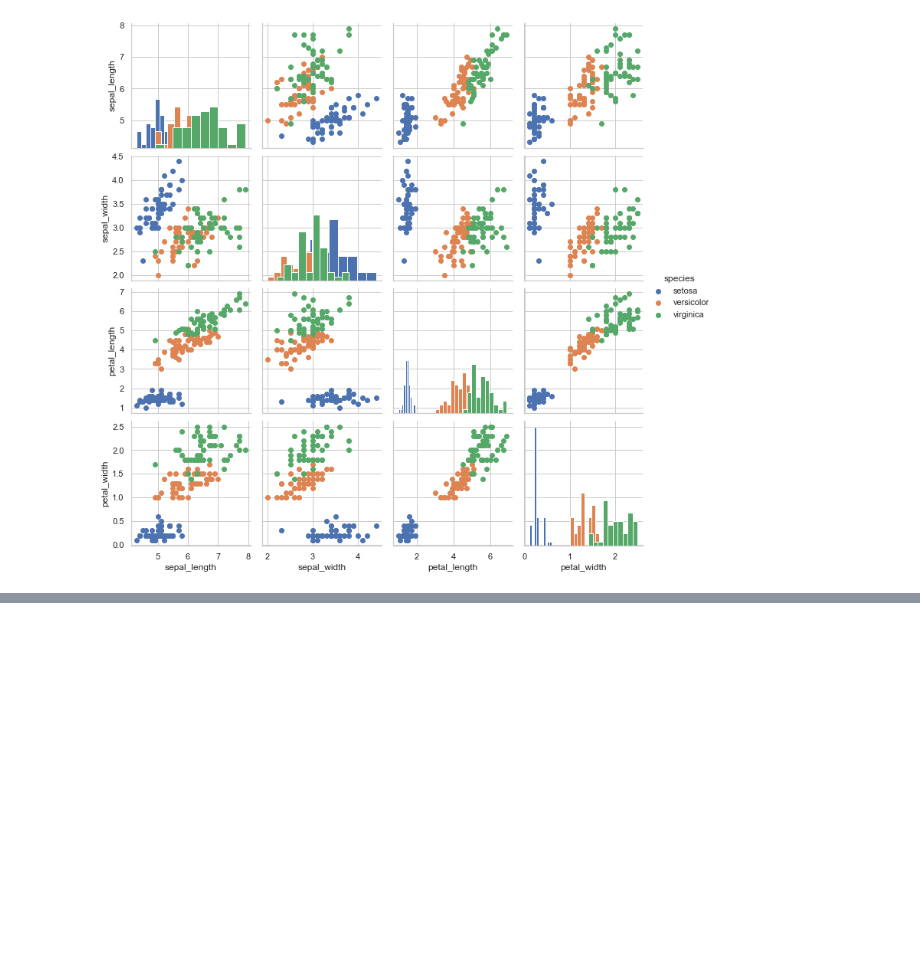
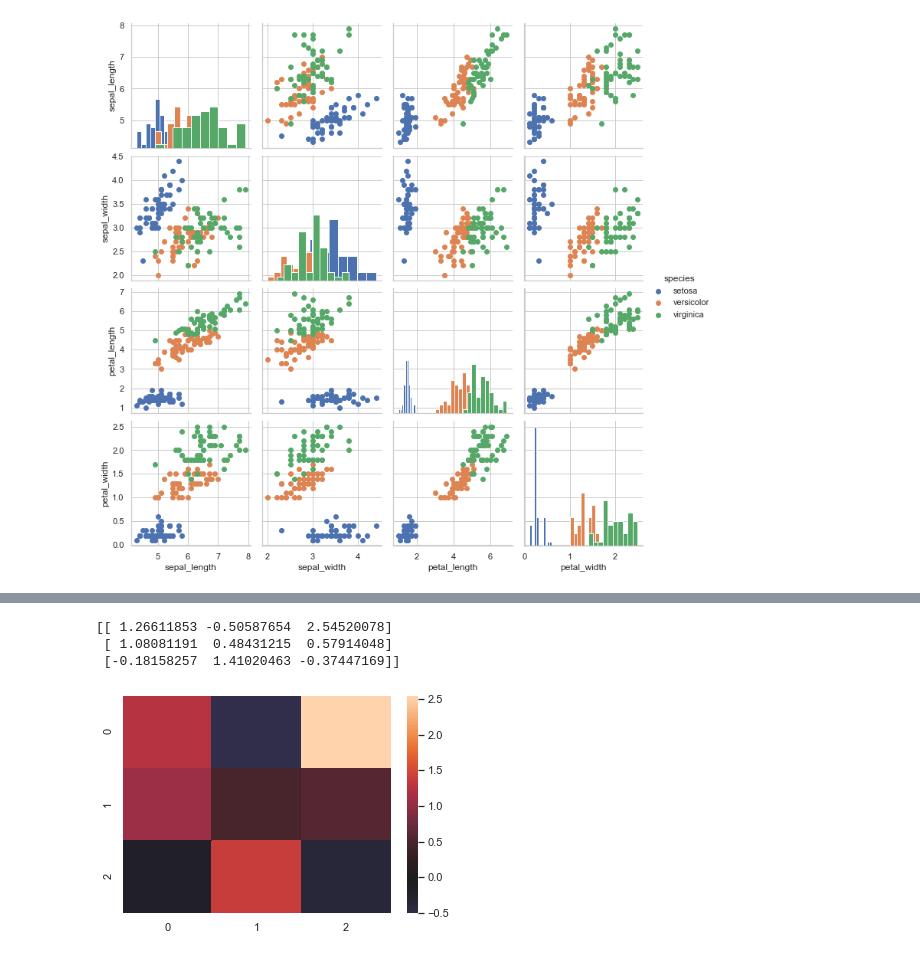
Before and after one commit to lixixi89055465/py_stu, a Jupyter notebook: tangyudi/base/seaborn/example-04.ipynb, the cells around one changed output, grey strips where cells are left out. Drawn from its saved outputs; the diff is of its cells as text; code cells hidden in the pictures; blank space fills up the shorter version.

```diff
--- a/tangyudi/base/seaborn/example-04.ipynb
+++ b/tangyudi/base/seaborn/example-04.ipynb
@@ -160,0 +181,9 @@ g.add_legend()
+# %%
+normal_data=np.random.randn(3,3)
+print(normal_data)
+ax=sns.heatmap(normal_data,center=0)
+# %% [output]
+[[ 1.26611853 -0.50587654  2.54520078]
+ [ 1.08081191  0.48431215  0.57914048]
+ [-0.18158257  1.41020463 -0.37447169]]
+[figure, added]
```
Also changed, not shown: parts of 7 cells of this notebook.
